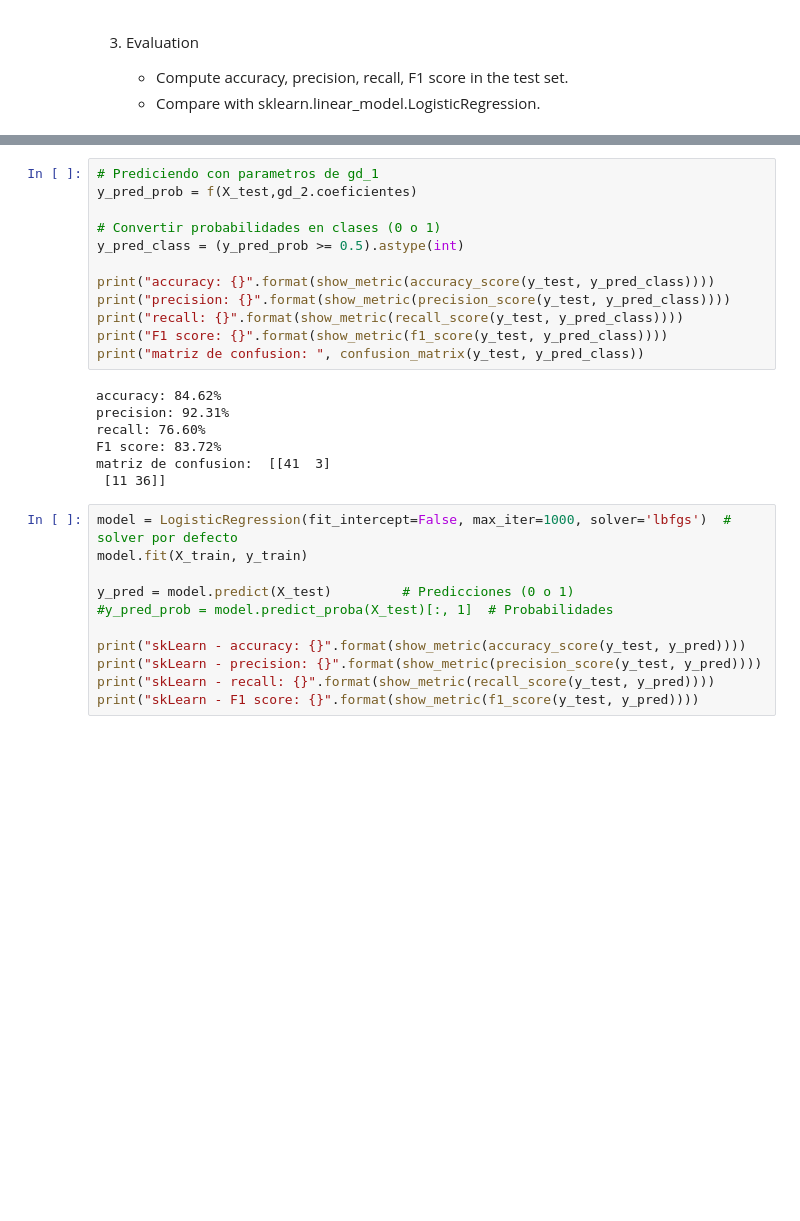
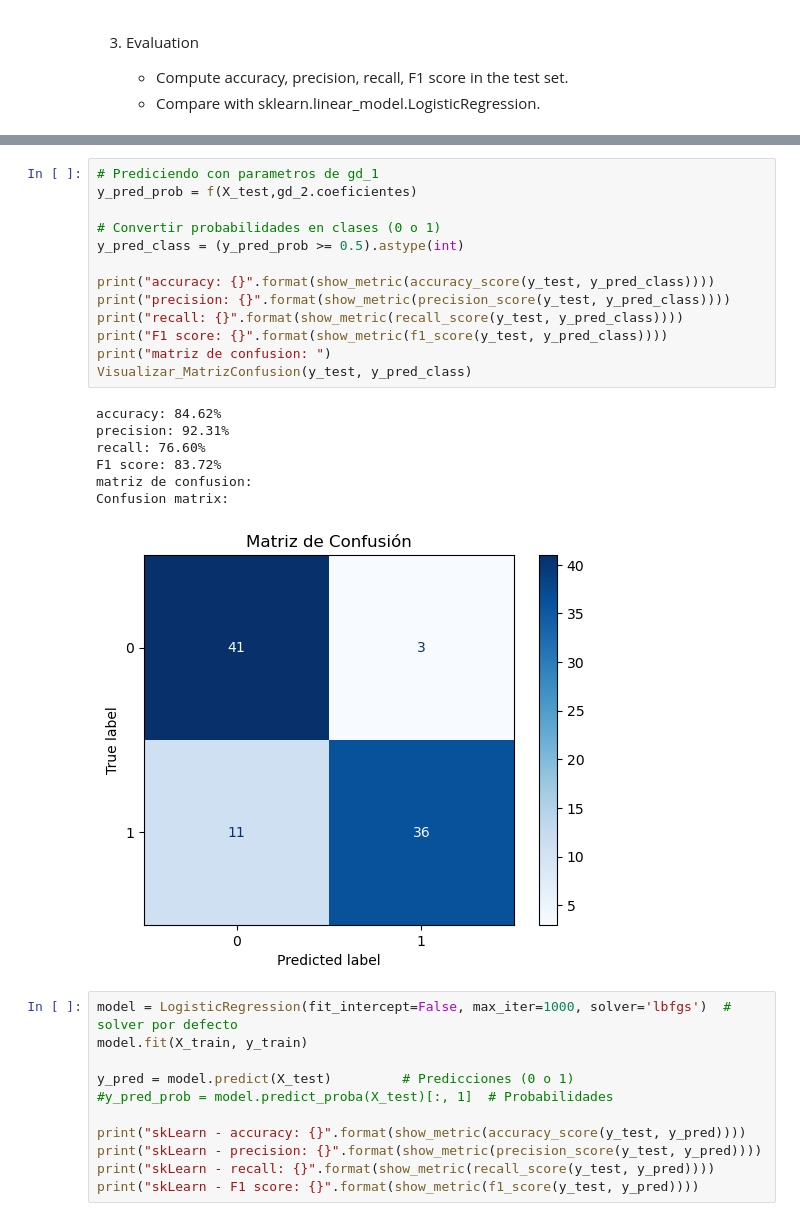
Before and after one commit to antonellavargas/TAREA2_ML_LLARO_RIOS_VARGAS, a Jupyter notebook: src/archivo.ipynb, the cells around one changed output, grey strips where cells are left out. Saved outputs shown, nothing was run; the diff lists cells and outputs as text; blank space fills up the shorter version.

```diff
--- a/src/archivo.ipynb
+++ b/src/archivo.ipynb
@@ -368,22 +374,24 @@ def show_metric(my_metric):
 # %%
 # Prediciendo con parametros de gd_1
 y_pred_prob = f(X_test,gd_2.coeficientes)
 
 # Convertir probabilidades en clases (0 o 1)
 y_pred_class = (y_pred_prob >= 0.5).astype(int)
 
 print("accuracy: {}".format(show_metric(accuracy_score(y_test, y_pred_class))))
 print("precision: {}".format(show_metric(precision_score(y_test, y_pred_class))))
 print("recall: {}".format(show_metric(recall_score(y_test, y_pred_class))))
 print("F1 score: {}".format(show_metric(f1_score(y_test, y_pred_class))))
-print("matriz de confusion: ", confusion_matrix(y_test, y_pred_class))
+print("matriz de confusion: ")
+Visualizar_MatrizConfusion(y_test, y_pred_class)
 # %% [output]
 accuracy: 84.62%
 precision: 92.31%
 recall: 76.60%
 F1 score: 83.72%
-matriz de confusion:  [[41  3]
- [11 36]]
+matriz de confusion:
+Confusion matrix:
+[figure, added]
 # %%
 model = LogisticRegression(fit_intercept=False, max_iter=1000, solver='lbfgs')  # solver por defecto
 model.fit(X_train, y_train)
```
Also changed, not shown: parts of 6 cells of this notebook.
